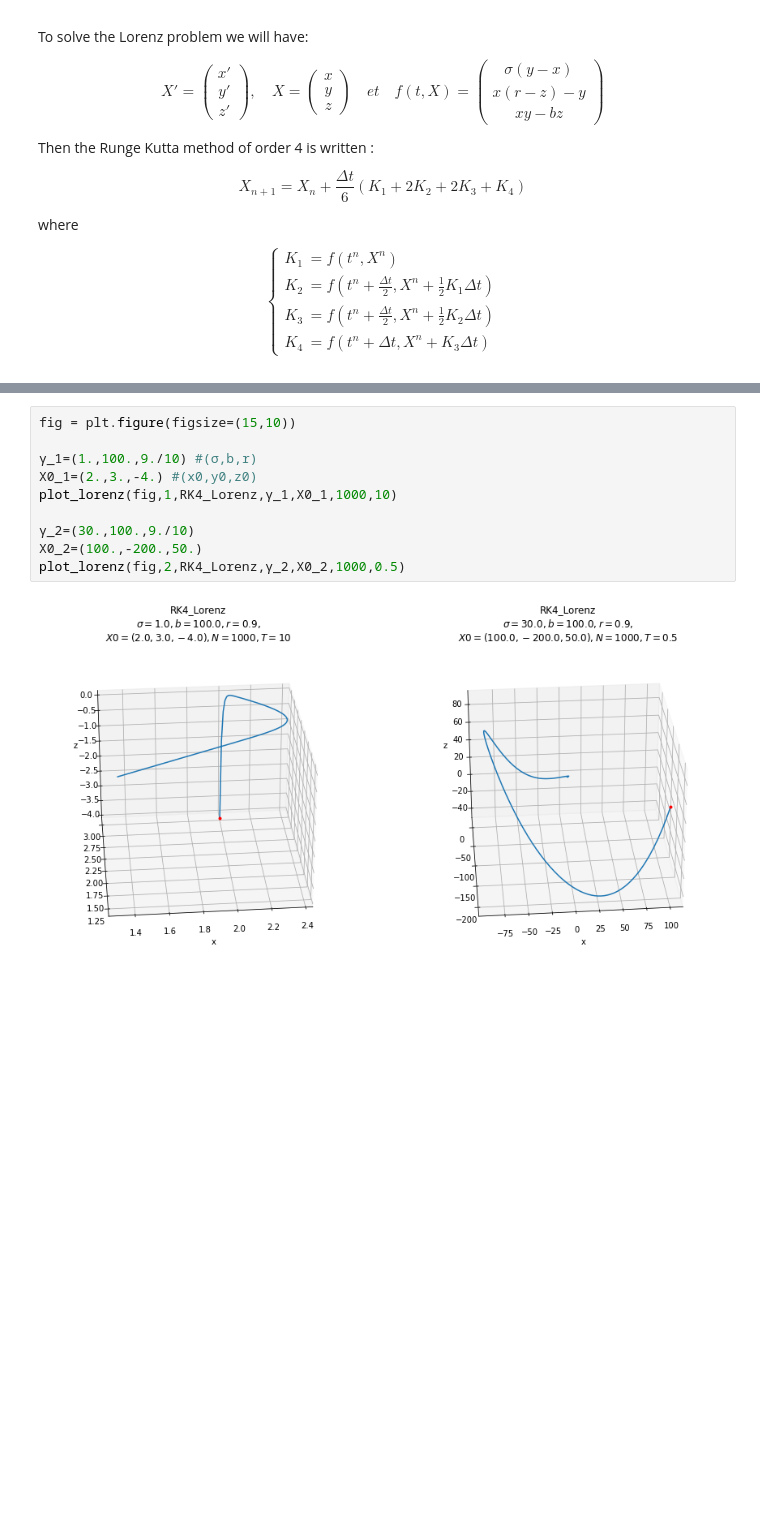
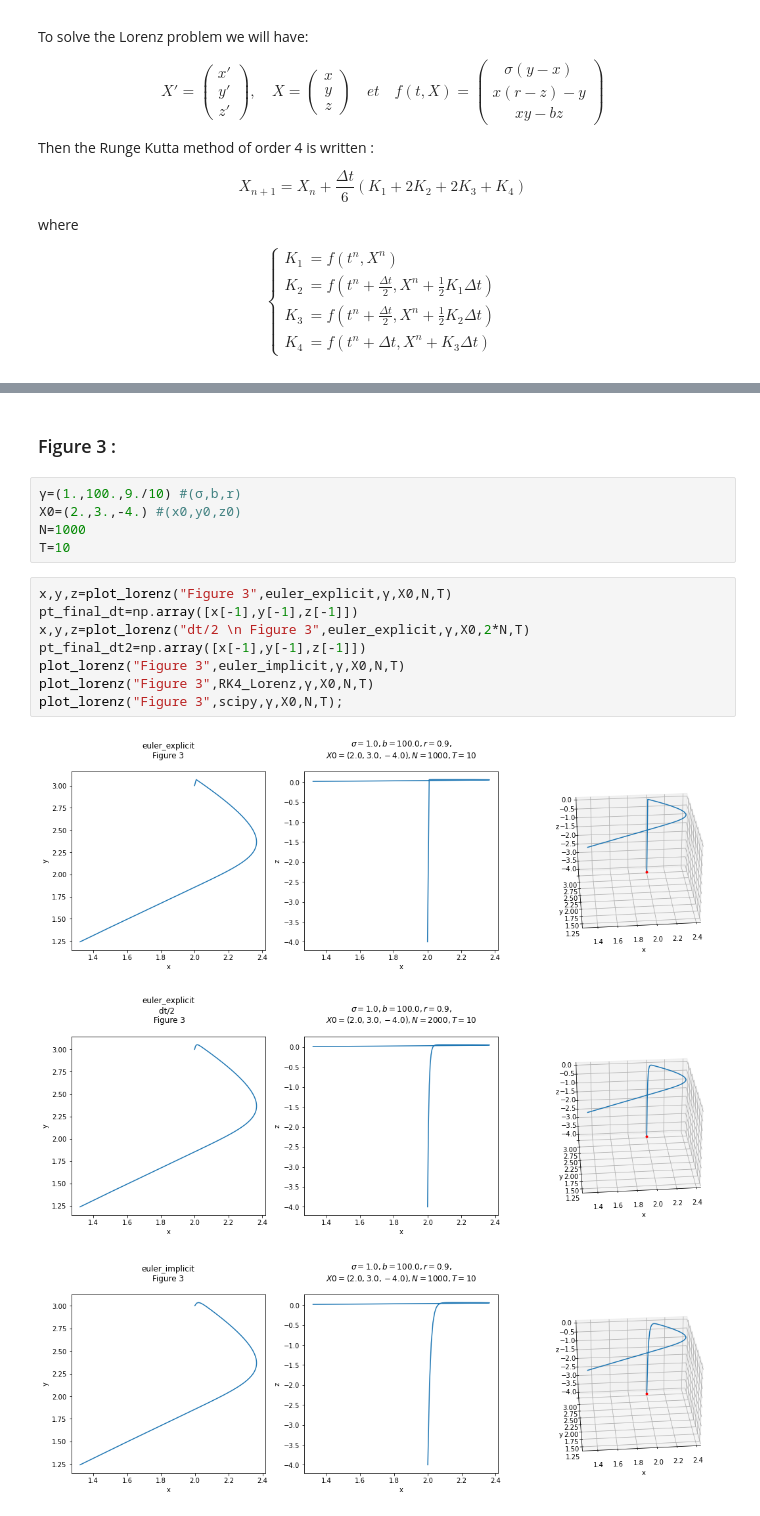
Before and after one commit to master-csmi/2022-m1-lorenz, a Jupyter notebook: resolution_lorenz.ipynb, the cells around one changed output, grey strips where cells are left out. Cells and saved outputs as stored; diff of their text form; blank space fills up the shorter version.

```diff
--- a/resolution_lorenz.ipynb
+++ b/resolution_lorenz.ipynb
@@ -366,12 +367,19 @@ plot_lorenz(fig,2,RK4_Lorenz,γ,X0_2,N,T)
+# %% [markdown]
+### Figure 3 :
 # %%
-fig = plt.figure(figsize=(15,10))
-
-γ_1=(1.,100.,9./10) #(σ,b,r)
-X0_1=(2.,3.,-4.) #(x0,y0,z0)
-plot_lorenz(fig,1,RK4_Lorenz,γ_1,X0_1,1000,10)
-
-γ_2=(30.,100.,9./10)
-X0_2=(100.,-200.,50.)
-plot_lorenz(fig,2,RK4_Lorenz,γ_2,X0_2,1000,0.5)
+γ=(1.,100.,9./10) #(σ,b,r)
+X0=(2.,3.,-4.) #(x0,y0,z0)
+N=1000
+T=10
-# %% [output]
-[figure, removed]
+# %%
+x,y,z=plot_lorenz("Figure 3",euler_explicit,γ,X0,N,T)
+pt_final_dt=np.array([x[-1],y[-1],z[-1]])
+x,y,z=plot_lorenz("dt/2 \n Figure 3",euler_explicit,γ,X0,2*N,T)
+pt_final_dt2=np.array([x[-1],y[-1],z[-1]])
+plot_lorenz("Figure 3",euler_implicit,γ,X0,N,T)
+plot_lorenz("Figure 3",RK4_Lorenz,γ,X0,N,T)
+plot_lorenz("Figure 3",scipy,γ,X0,N,T);
+# %% [output]
+[figure, added]
+[figure, added]
+[figure, added]
```
Also changed, not shown: parts of 46 cells of this notebook.
